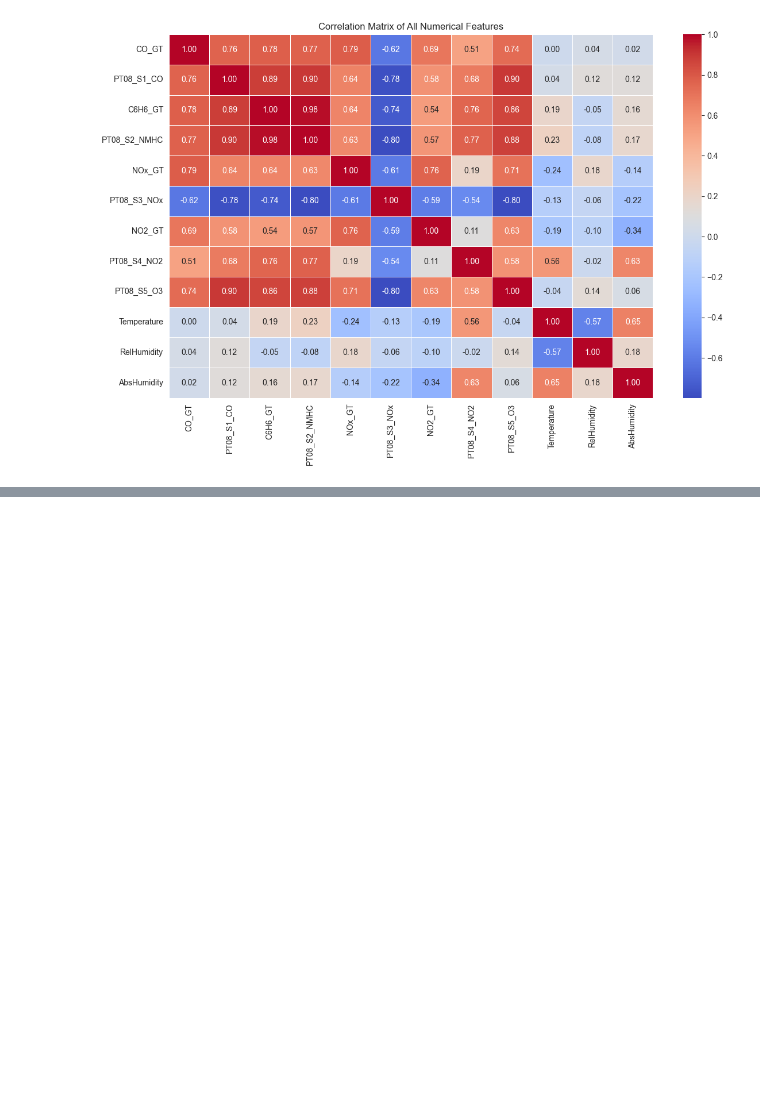
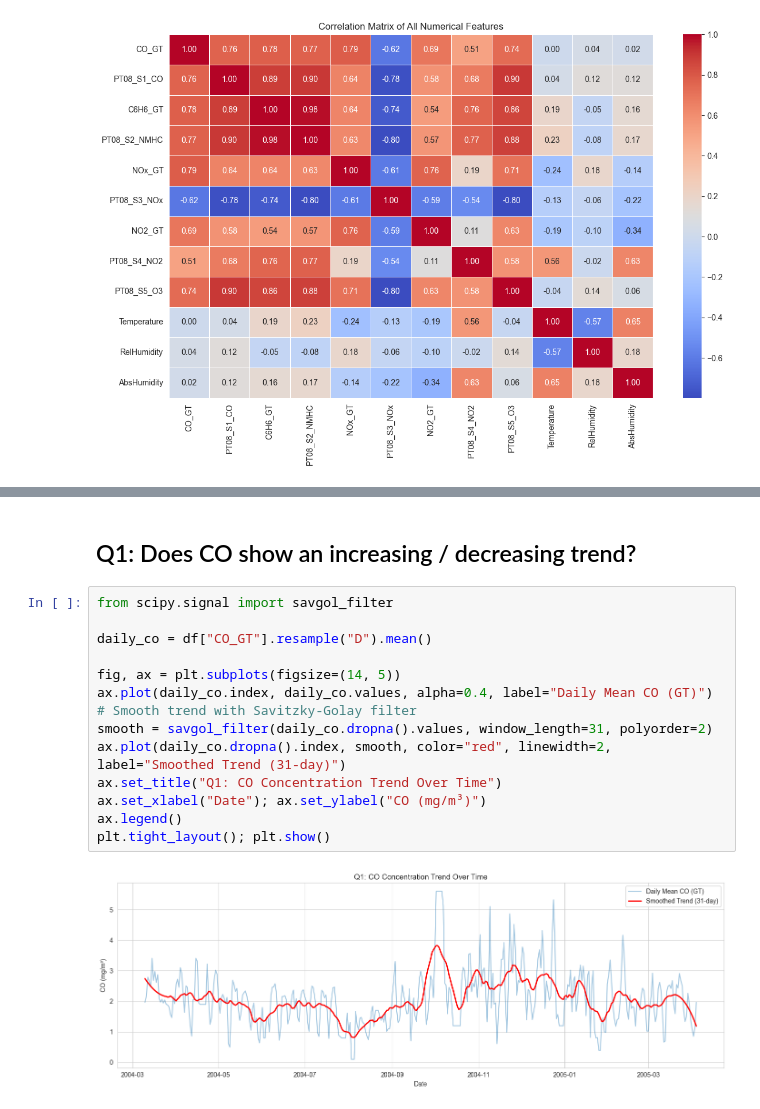
Before and after one commit to icyeza/airquality, a Jupyter notebook: airquality.ipynb, the cells around one changed output, grey strips where cells are left out. Cells and saved outputs as stored; diff of their text form; blank space fills up the shorter version.

Commit message:
implement analytical questions exploring trend and environmental correlations

```diff
--- a/airquality.ipynb
+++ b/airquality.ipynb
@@ -210,0 +223,18 @@ plt.show()
+# %% [markdown]
+## Q1: Does CO show an increasing / decreasing trend?
+# %%
+from scipy.signal import savgol_filter
+
+daily_co = df["CO_GT"].resample("D").mean()
+
+fig, ax = plt.subplots(figsize=(14, 5))
+ax.plot(daily_co.index, daily_co.values, alpha=0.4, label="Daily Mean CO (GT)")
+# Smooth trend with Savitzky-Golay filter
+smooth = savgol_filter(daily_co.dropna().values, window_length=31, polyorder=2)
+ax.plot(daily_co.dropna().index, smooth, color="red", linewidth=2, label="Smoothed Trend (31-day)")
+ax.set_title("Q1: CO Concentration Trend Over Time")
+ax.set_xlabel("Date"); ax.set_ylabel("CO (mg/m³)")
+ax.legend()
+plt.tight_layout(); plt.show()
+# %% [output]
+[figure, added]
```
Also changed, not shown: parts of 5 cells of this notebook.
